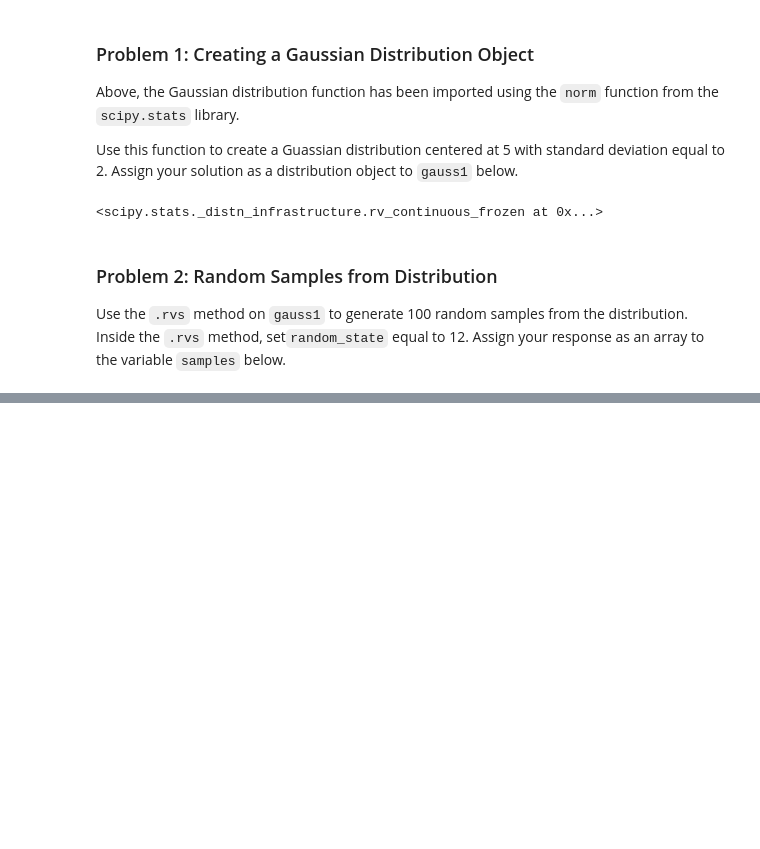
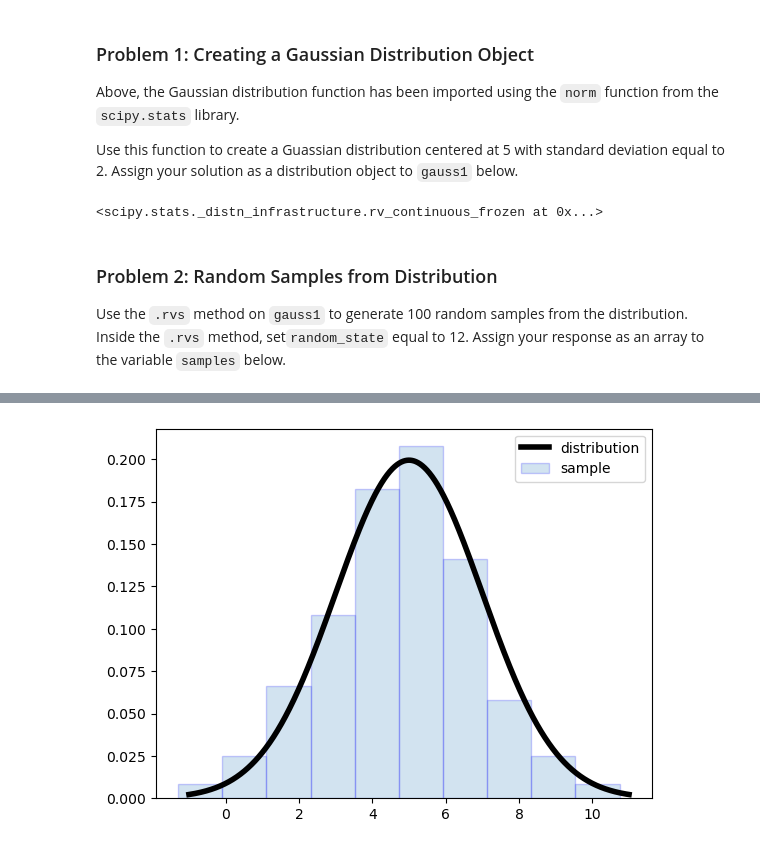
Before and after one commit to lis497/UCBerkeley-Haas-ML, a Jupyter notebook: M2/M2 Coding1.ipynb, the cells around one changed output, grey strips where cells are left out. Drawn from its saved outputs; the diff is of its cells as text; code cells hidden in the pictures; blank space fills up the shorter version.

Commit message:
Distribution and the law of large numbers

```diff
--- a/M2/M2 Coding1.ipynb
+++ b/M2/M2 Coding1.ipynb
@@ -117,3 +118,5 @@ gauss1
 ### Problem 2: Random Samples from Distribution
 
 Use the `.rvs` method on `gauss1` to generate 100 random samples from the distribution.  Inside the `.rvs` method, set`random_state` equal to 12. Assign your response as an array to the variable `samples` below.
+# %%
+samples = gauss1.rvs(100, random_state = 12)
@@ -119,0 +142,7 @@ Use the `.rvs` method on `gauss1` to generate 100 random samples from the distri
+# %%
+x = np.linspace(-1,11,1000)
+plt.plot(x, gauss1.pdf(x), color = 'black', linewidth = 4, label = 'distribution')
+plt.hist(samples,density = True, alpha = 0.2, bins = 10, edgecolor = 'blue', label = 'sample')
+plt.legend();
+# %% [output]
+[figure, added]
```
Also changed, not shown: parts of 19 cells of this notebook.
